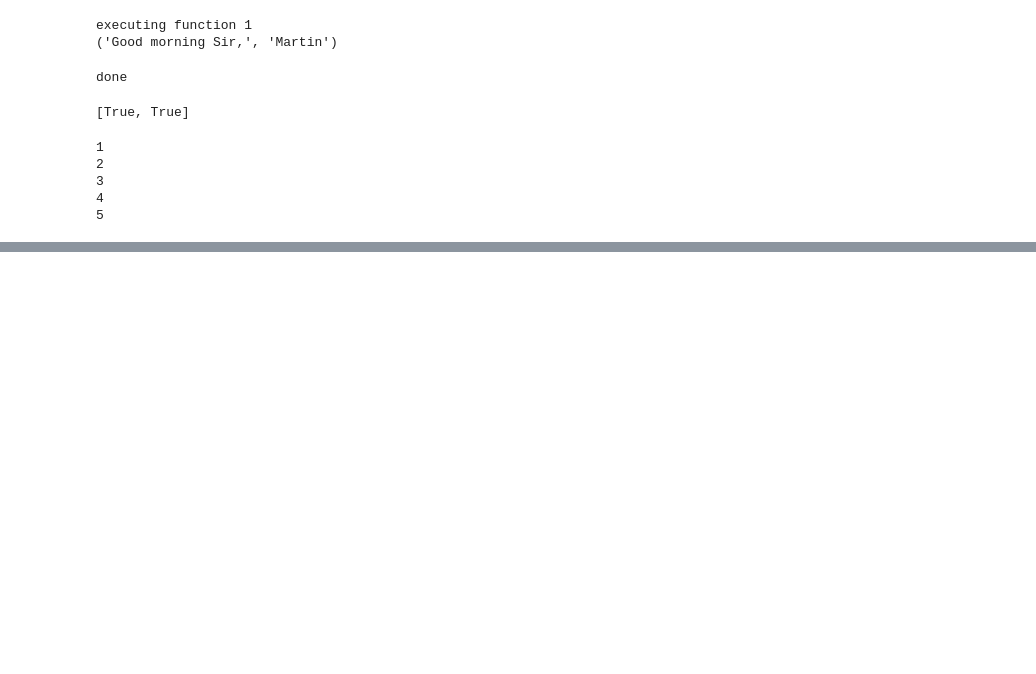
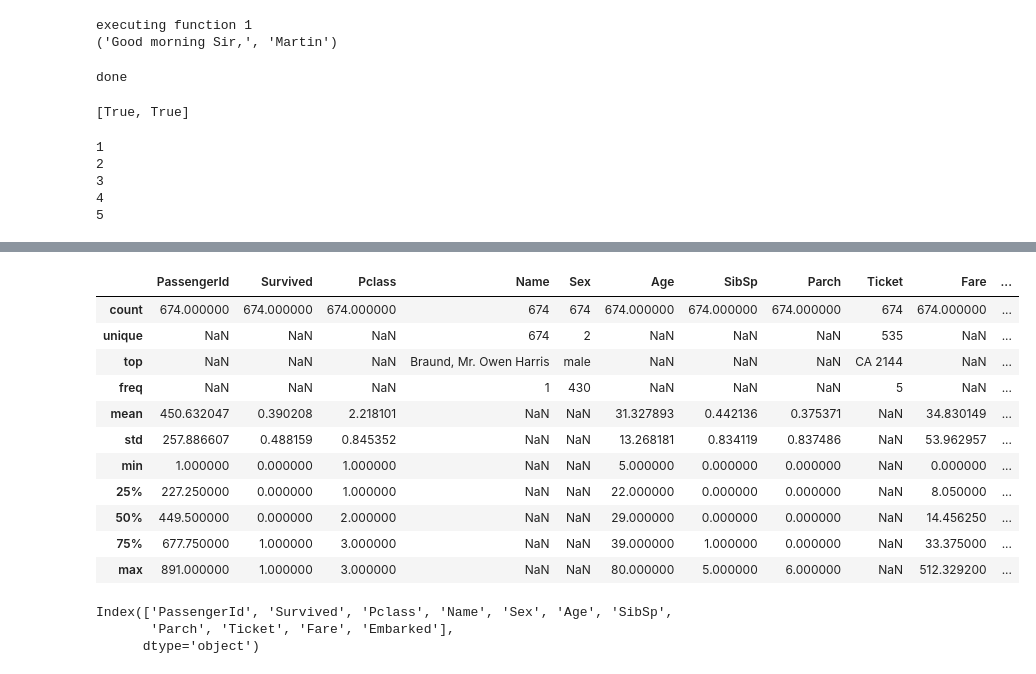
Before and after one commit to rodriguezperezmartin/test_acc, a Jupyter notebook: Project_1_Example.ipynb, the cells around one changed output, grey strips where cells are left out. Saved outputs shown, nothing was run; the diff lists cells and outputs as text; code cells hidden in the pictures; blank space fills up the shorter version.

Commit message:
modified file to include Nova tests

```diff
--- a/Project_1_Example.ipynb
+++ b/Project_1_Example.ipynb
@@ -221,0 +327,24 @@ for i in var_list:
+# %%
+###################################
+##### Step 4 Descriptive Stats ####
+###################################
+df.describe(include='all')
+# %% [output]
+|  | PassengerId | Survived | Pclass | Name | Sex | Age | SibSp | Parch | Ticket | Fare | ... |
+| count | 674.000000 | 674.000000 | 674.000000 | 674 | 674 | 674.000000 | 674.000000 | 674.000000 | 674 | 674.000000 | ... |
+| unique | NaN | NaN | NaN | 674 | 2 | NaN | NaN | NaN | 535 | NaN | ... |
+| top | NaN | NaN | NaN | Braund, Mr. Owen Harris | male | NaN | NaN | NaN | CA 2144 | NaN | ... |
+| freq | NaN | NaN | NaN | 1 | 430 | NaN | NaN | NaN | 5 | NaN | ... |
+| mean | 450.632047 | 0.390208 | 2.218101 | NaN | NaN | 31.327893 | 0.442136 | 0.375371 | NaN | 34.830149 | ... |
+| std | 257.886607 | 0.488159 | 0.845352 | NaN | NaN | 13.268181 | 0.834119 | 0.837486 | NaN | 53.962957 | ... |
+| min | 1.000000 | 0.000000 | 1.000000 | NaN | NaN | 5.000000 | 0.000000 | 0.000000 | NaN | 0.000000 | ... |
+| 25% | 227.250000 | 0.000000 | 1.000000 | NaN | NaN | 22.000000 | 0.000000 | 0.000000 | NaN | 8.050000 | ... |
+| 50% | 449.500000 | 0.000000 | 2.000000 | NaN | NaN | 29.000000 | 0.000000 | 0.000000 | NaN | 14.456250 | ... |
+| 75% | 677.750000 | 1.000000 | 3.000000 | NaN | NaN | 39.000000 | 1.000000 | 0.000000 | NaN | 33.375000 | ... |
+| max | 891.000000 | 1.000000 | 3.000000 | NaN | NaN | 80.000000 | 5.000000 | 6.000000 | NaN | 512.329200 | ... |
+# %%
+df.columns
+# %% [output]
+Index(['PassengerId', 'Survived', 'Pclass', 'Name', 'Sex', 'Age', 'SibSp',
+       'Parch', 'Ticket', 'Fare', 'Embarked'],
+      dtype='object')
```
Also changed, not shown: parts of 14 cells of this notebook.
